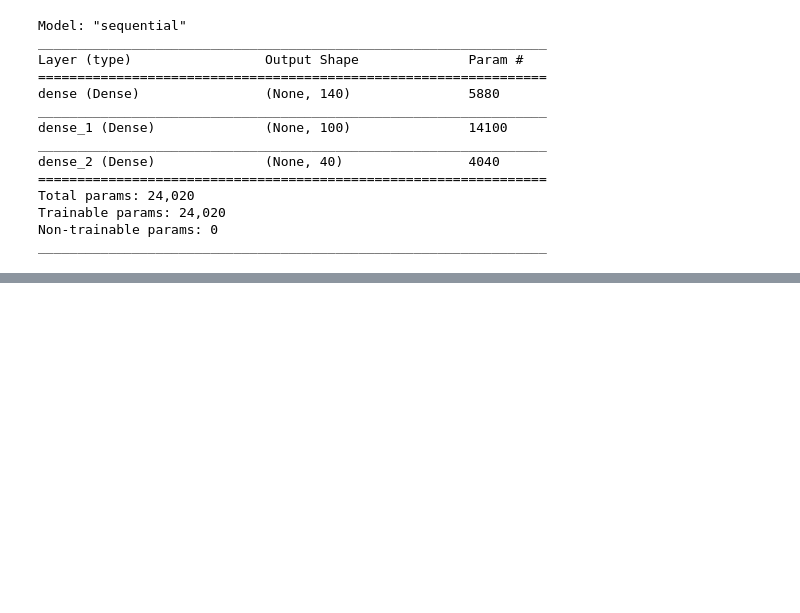
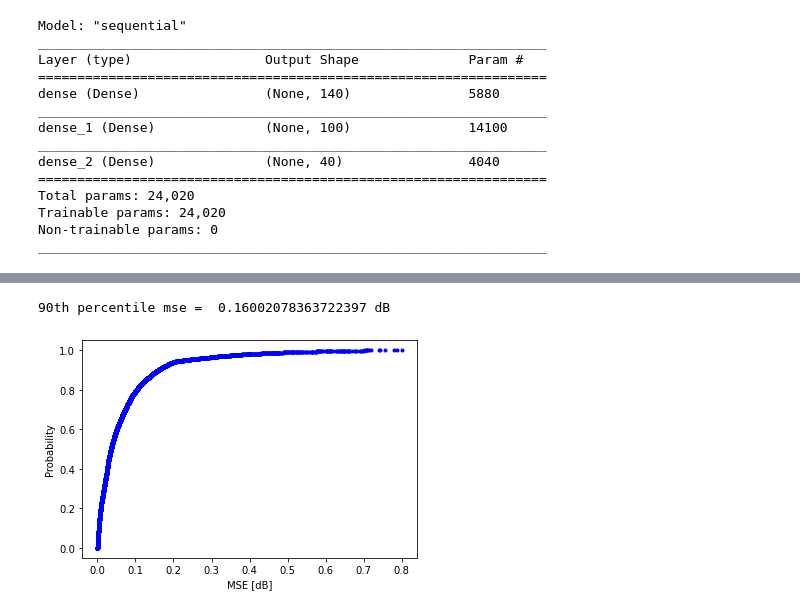
Before and after one commit to JackKelly1/4th-Year-Project, a Jupyter notebook: ANN_FINAL.ipynb, the cells around one changed output, grey strips where cells are left out. Saved outputs shown, nothing was run; the diff lists cells and outputs as text; code cells hidden in the pictures; blank space fills up the shorter version.

```diff
--- a/ANN_FINAL.ipynb
+++ b/ANN_FINAL.ipynb
@@ -200,0 +224,7 @@ hypermodel.save('/Users/jackkelly/Desktop/Building_Model/Tuned_' + str(N_channel
+# %%
+def CDF_plot(x, y, name):
+    mse_ecdf = plt.plot(x,y, marker='.', linestyle='none', color='blue')
+    plt.xlabel('MSE [dB]')
+    plt.ylabel('Probability')
+    plt.savefig(f'/Users/jackkelly/Desktop/Building_Model/Figures/{name}.svg', bbox_inches='tight', format='svg', dpi=1200)
+    plt.show()
@@ -200,0 +268,15 @@ hypermodel.save('/Users/jackkelly/Desktop/Building_Model/Tuned_' + str(N_channel
+# %%
+mean_squared_error_store = []
+for i in range(10000):
+    mean_squared_error_store.append(mean_squared_error(y_predicted_inverted[i], Y[i]))
+
+x_vals = np.sort(mean_squared_error_store)
+y_vals = np.arange(1, len(x_vals)+1)/len(x_vals)
+# 10000 elements in mseArray so 90th percentile is 9000th element
+print('90th percentile mse = ', x_vals[9000],'dB')
+x = np.sort(mean_squared_error_store)
+y = np.arange(1, len(x)+1)/len(x)
+CDF_plot(x, y, 'CDF_tuned_ANN')
+# %% [output]
+90th percentile mse =  0.16002078363722397 dB
+[figure, added]
```
Also changed, not shown: parts of 30 cells of this notebook.
